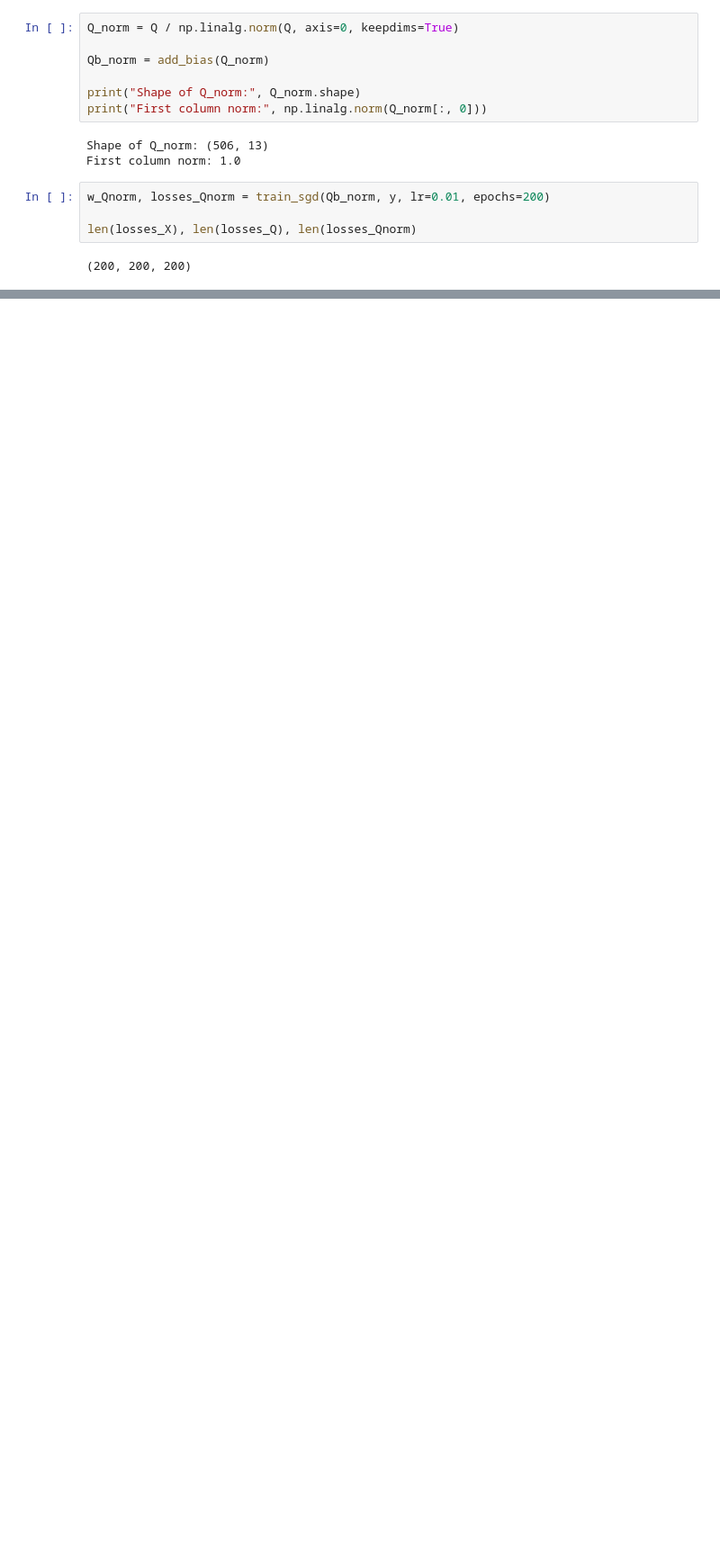
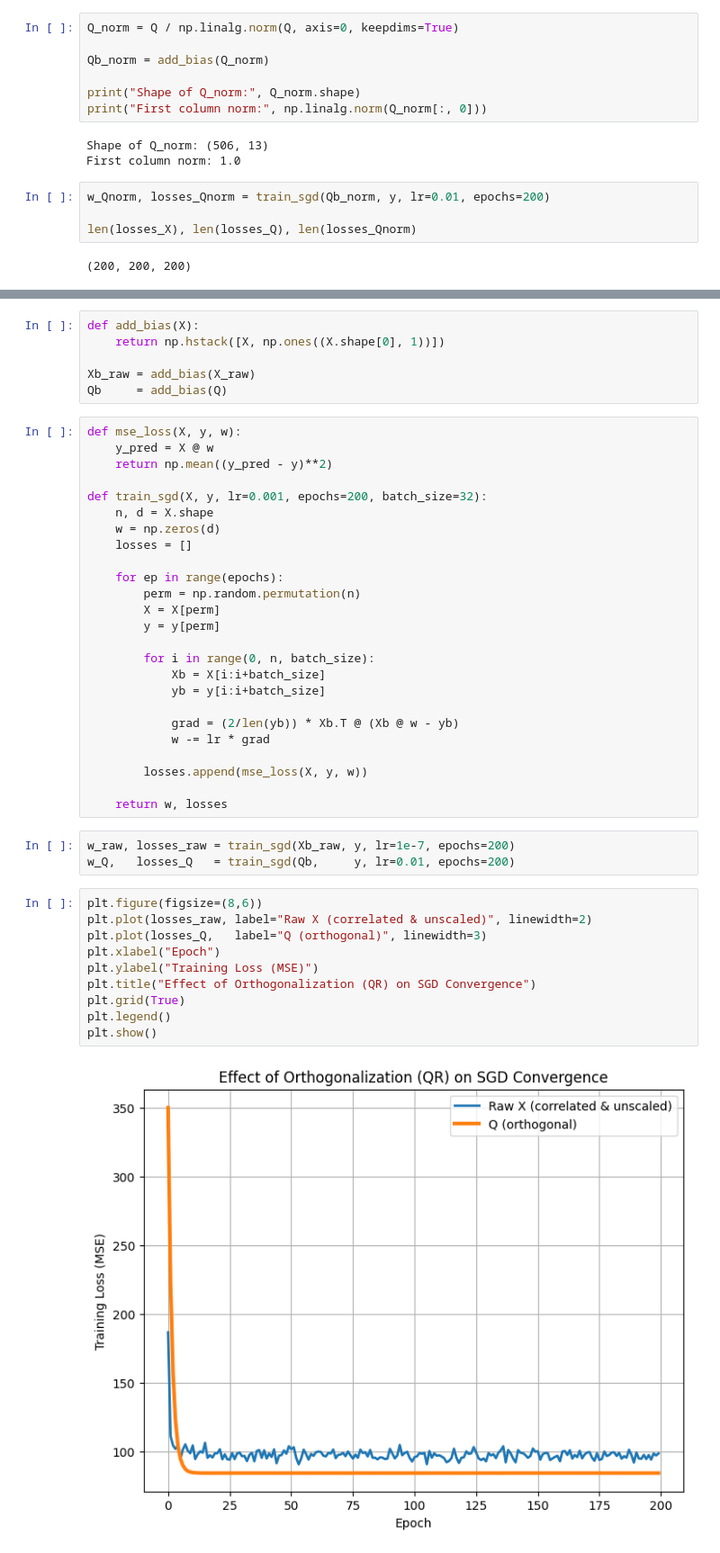
Before and after one commit to parmidamardi/CDM-TA-4, a Jupyter notebook: CDM_TA_4.ipynb, the cells around one changed output, grey strips where cells are left out. Shown: that part at 90% size. Drawn from its saved outputs; the diff is of its cells as text; blank space fills up the shorter version.

Commit message:
Add QR vs RawX experiment without normalization to isolate orthogonality effect

```diff
--- a/CDM_TA_4.ipynb
+++ b/CDM_TA_4.ipynb
@@ -607,0 +616,46 @@ plt.show()
+# %%
+def add_bias(X):
+    return np.hstack([X, np.ones((X.shape[0], 1))])
+
+Xb_raw = add_bias(X_raw)
+Qb     = add_bias(Q)
+# %%
+def mse_loss(X, y, w):
+    y_pred = X @ w
+    return np.mean((y_pred - y)**2)
+
+def train_sgd(X, y, lr=0.001, epochs=200, batch_size=32):
+    n, d = X.shape
+    w = np.zeros(d)
+    losses = []
+
+    for ep in range(epochs):
+        perm = np.random.permutation(n)
+        X = X[perm]
+        y = y[perm]
+
+        for i in range(0, n, batch_size):
+            Xb = X[i:i+batch_size]
+            yb = y[i:i+batch_size]
+
+            grad = (2/len(yb)) * Xb.T @ (Xb @ w - yb)
+            w -= lr * grad
+
+        losses.append(mse_loss(X, y, w))
+
+    return w, losses
+# %%
+w_raw, losses_raw = train_sgd(Xb_raw, y, lr=1e-7, epochs=200)
+w_Q,   losses_Q   = train_sgd(Qb,     y, lr=0.01, epochs=200)
+# %%
+plt.figure(figsize=(8,6))
+plt.plot(losses_raw, label="Raw X (correlated & unscaled)", linewidth=2)
+plt.plot(losses_Q,   label="Q (orthogonal)", linewidth=3)
+plt.xlabel("Epoch")
+plt.ylabel("Training Loss (MSE)")
+plt.title("Effect of Orthogonalization (QR) on SGD Convergence")
+plt.grid(True)
+plt.legend()
+plt.show()
+# %% [output]
+[figure, added]
```
Also changed, not shown: parts of 8 cells of this notebook.
